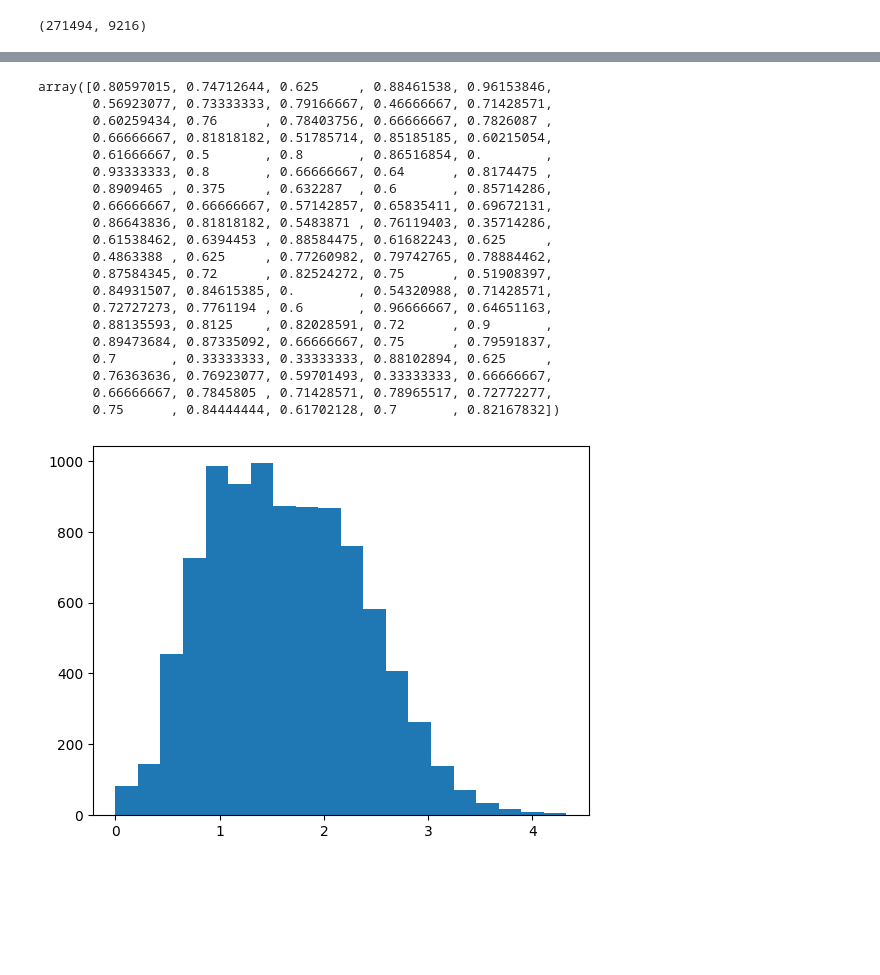
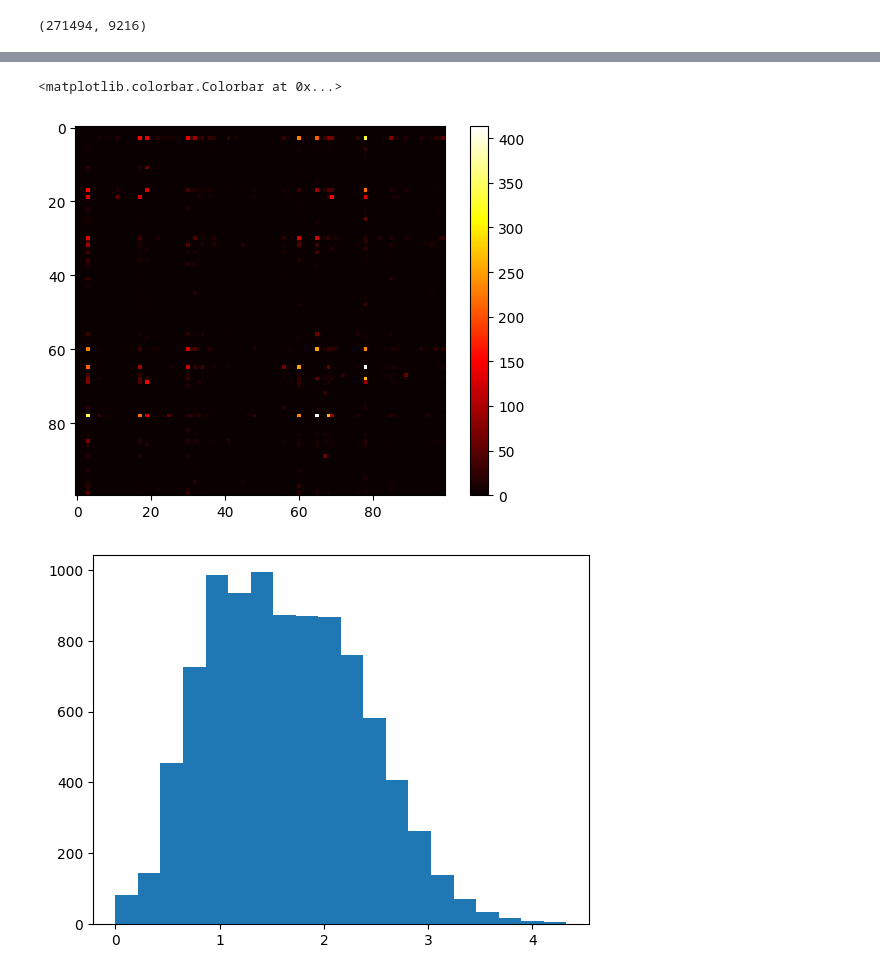
Before and after one commit to jsalt2024-evaluating-llms-for-astronomy/retrieval, a Jupyter notebook: saerch/christine.ipynb, the cells around one changed output, grey strips where cells are left out. Drawn from its saved outputs; the diff is of its cells as text; code cells hidden in the pictures; blank space fills up the shorter version.

```diff
--- a/saerch/christine.ipynb
+++ b/saerch/christine.ipynb
@@ -363,26 +357,12 @@ plt.colorbar()
-# %%
-mat_vert[:100, 62]
-# %% [output]
-array([0.80597015, 0.74712644, 0.625     , 0.88461538, 0.96153846,
-       0.56923077, 0.73333333, 0.79166667, 0.46666667, 0.71428571,
-       0.60259434, 0.76      , 0.78403756, 0.66666667, 0.7826087 ,
-       0.66666667, 0.81818182, 0.51785714, 0.85185185, 0.60215054,
-       0.61666667, 0.5       , 0.8       , 0.86516854, 0.        ,
-       0.93333333, 0.8       , 0.66666667, 0.64      , 0.8174475 ,
-       0.8909465 , 0.375     , 0.632287  , 0.6       , 0.85714286,
-       0.66666667, 0.66666667, 0.57142857, 0.65835411, 0.69672131,
-       0.86643836, 0.81818182, 0.5483871 , 0.76119403, 0.35714286,
-       0.61538462, 0.6394453 , 0.88584475, 0.61682243, 0.625     ,
-       0.4863388 , 0.625     , 0.77260982, 0.79742765, 0.78884462,
-       0.87584345, 0.72      , 0.82524272, 0.75      , 0.51908397,
-       0.84931507, 0.84615385, 0.        , 0.54320988, 0.71428571,
-       0.72727273, 0.7761194 , 0.6       , 0.96666667, 0.64651163,
-       0.88135593, 0.8125    , 0.82028591, 0.72      , 0.9       ,
-       0.89473684, 0.87335092, 0.66666667, 0.75      , 0.79591837,
-       0.7       , 0.33333333, 0.33333333, 0.88102894, 0.625     ,
-       0.76363636, 0.76923077, 0.59701493, 0.33333333, 0.66666667,
-       0.66666667, 0.7845805 , 0.71428571, 0.78965517, 0.72772277,
-       0.75      , 0.84444444, 0.61702128, 0.7       , 0.82167832])
+# %%
+start = 350
+end = 450
+
+plt.imshow(mat[start:end, start:end], cmap = 'hot')
+plt.colorbar()
+# %% [output]
+<matplotlib.colorbar.Colorbar at 0x...>
+[figure, added]
 # %%
 hist = plt.hist(np.log10(norms + 1), bins = 20)
 # %% [output]
```
Also changed, not shown: parts of 6 cells of this notebook, 2 other files.
